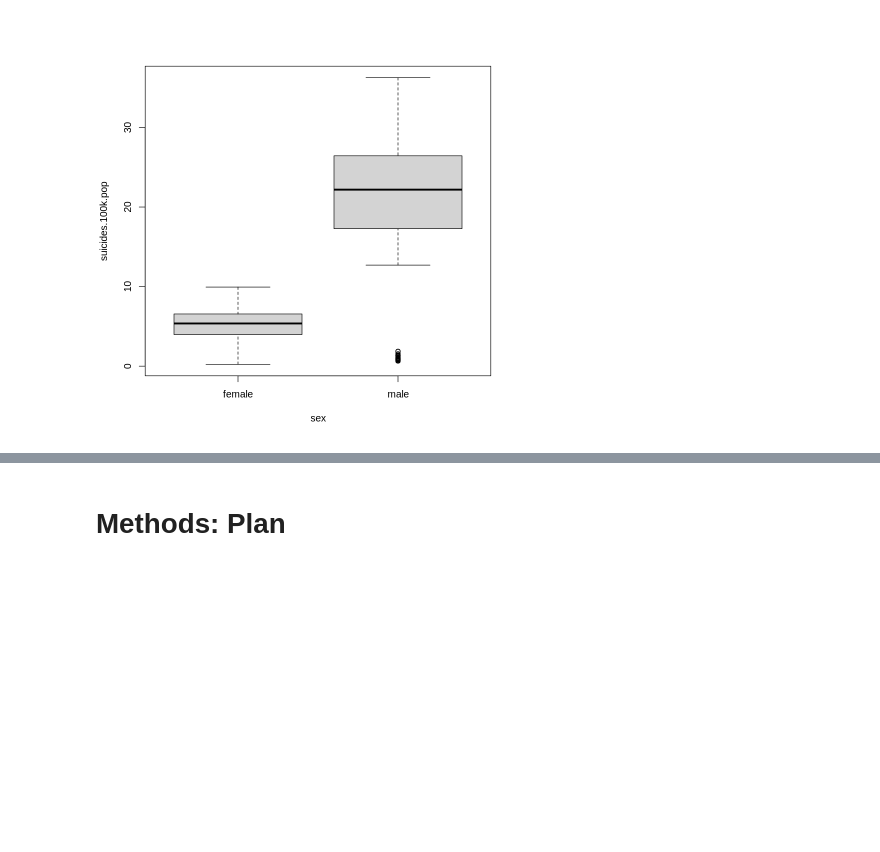
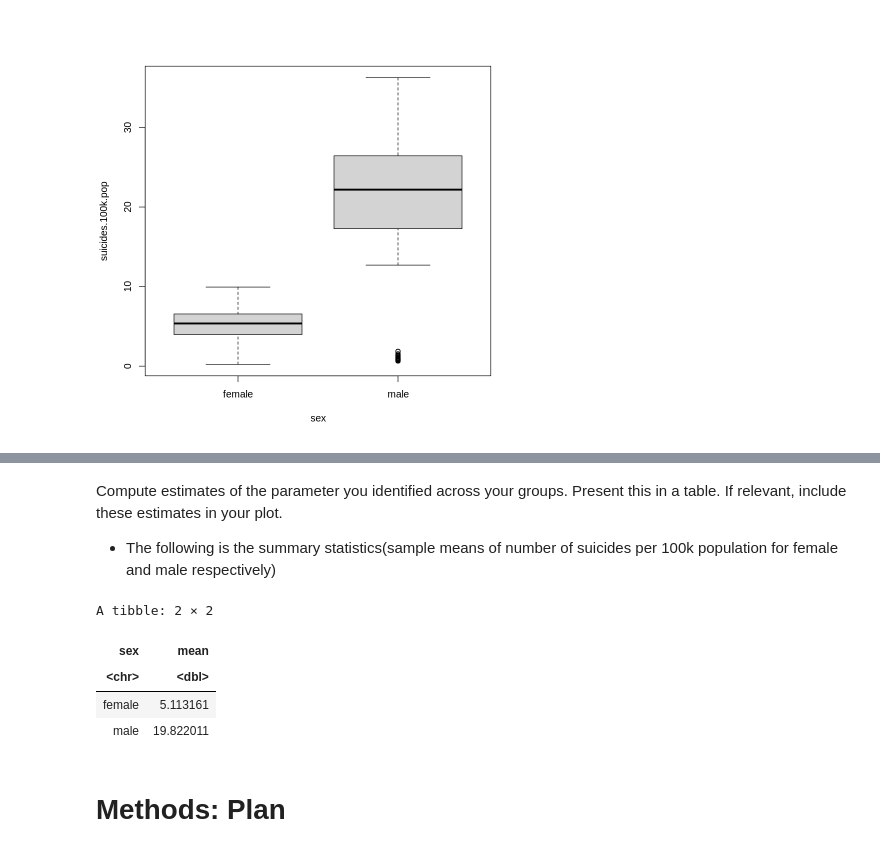
Before and after one commit to agoel25/stat_201_group_11, a Jupyter notebook: Proposal.ipynb, the cells around one changed output, grey strips where cells are left out. Saved outputs shown, nothing was run; the diff lists cells and outputs as text; code cells hidden in the pictures; blank space fills up the shorter version.

```diff
--- a/Proposal.ipynb
+++ b/Proposal.ipynb
@@ -75,3 +78,17 @@ boxplot(suicides.100k.pop ~ sex, data = suicide_sample)
+# %% [markdown]
+Compute estimates of the parameter you identified across your groups. Present this in a table. If relevant, include these estimates in your plot.
+- The following is the summary statistics(sample means of number of suicides per 100k population for female and male respectively)
+# %%
+summary <- suicide_sample%>%
+        group_by(sex) %>%
+        summarize(mean = mean(suicides.100k.pop))
+summary
+# %% [output]
+A tibble: 2 × 2
+| sex | mean |
+| <chr> | <dbl> |
+| female | 5.113161 |
+| male | 19.822011 |
 # %% [markdown]
 # Methods: Plan
 # %% [markdown]
```
Also changed, not shown: parts of 10 cells of this notebook.
